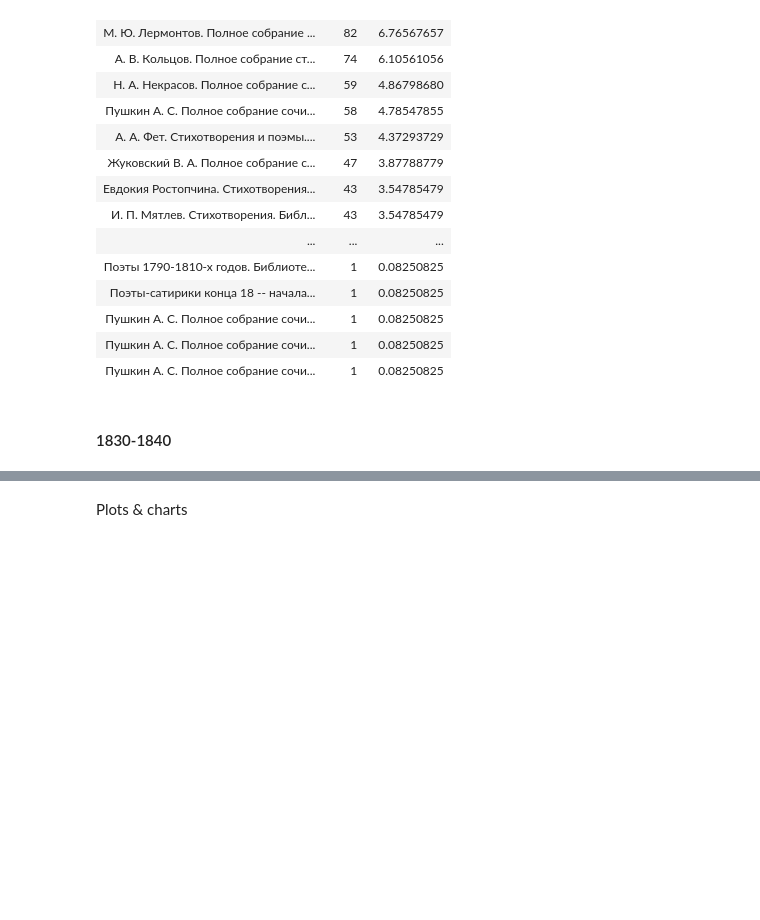
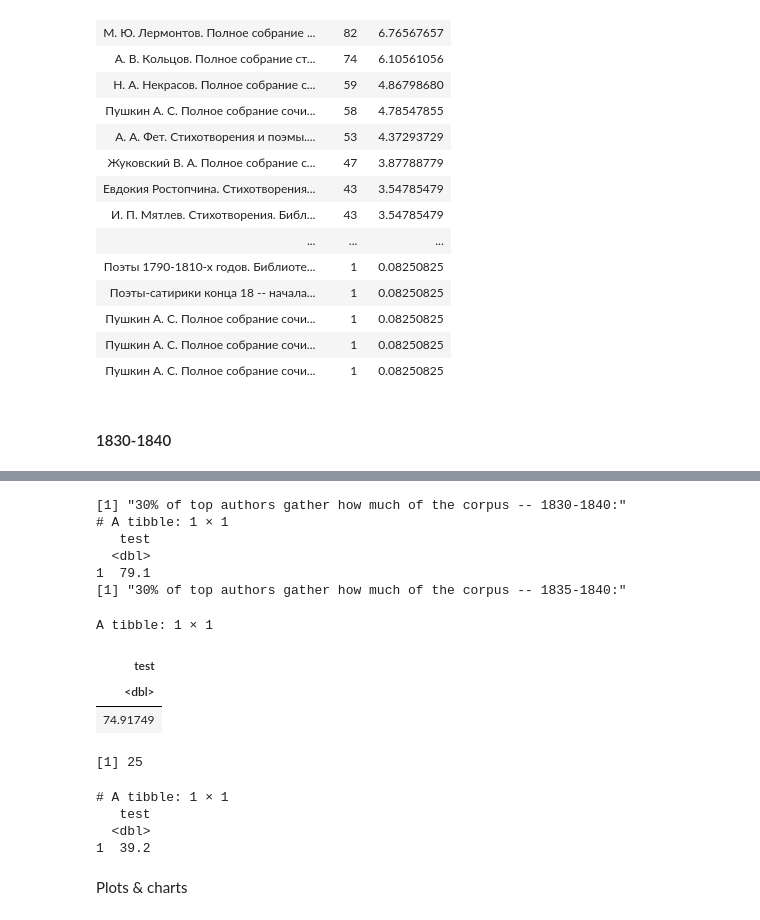
Before and after one commit to tonyamart/corpus35_pr, a Jupyter notebook: scr/01_chapter/01_1_nkrja_comparison.ipynb, the cells around one changed output, grey strips where cells are left out. Drawn from its saved outputs; the diff is of its cells as text; code cells hidden in the pictures; blank space fills up the shorter version.

```diff
--- a/scr/01_chapter/01_1_nkrja_comparison.ipynb
+++ b/scr/01_chapter/01_1_nkrja_comparison.ipynb
@@ -143,6 +152,56 @@ A grouped_df: 50 × 3
 | Пушкин А. С. Полное собрание сочи... | 1 | 0.041511 |
 | Пушкин А. С. Полное собрание сочи... | 1 | 0.041511 |
 | Пушкин А. С. Полное собрание сочи... | 1 | 0.041511 |
+# %%
+# 80-20 test
+print("30% of top authors gather how much of the corpus -- 1830-1840:")
+
+nkrja_1830 %>%
+        group_by(author) %>%
+        count(sort = T) %>%
+        mutate(perc = n / nrow(nkrja_1830) * 100) %>%
+        head(round(length(unique(nkrja_1830$author))*0.3)) %>%
+        ungroup() %>%
+        summarise(test = sum(perc)) %>%
+        print()
+
+print("30% of top authors gather how much of the corpus -- 1835-1840:")
+nkrja_1835 %>%
+        group_by(author) %>%
+        count(sort = T) %>%
+        mutate(perc = n / nrow(nkrja_1835) * 100) %>%
+        head(round(length(unique(nkrja_1835$author))*0.3)) %>%
+        ungroup() %>%
+        summarise(test = sum(perc))
+# %% [output]
+[1] "30% of top authors gather how much of the corpus -- 1830-1840:"
+# A tibble: 1 × 1
+   test
+  <dbl>
+1  79.1
+[1] "30% of top authors gather how much of the corpus -- 1835-1840:"
+A tibble: 1 × 1
+| test |
+| <dbl> |
+| 74.91749 |
+# %%
+round(length(unique(nkrja_1830$author))*0.3)
+# %% [output]
+[1] 25
+# %%
+nkrja_1830 %>%
+        group_by(author) %>%
+        count(sort = T) %>%
+        mutate(perc = n / nrow(nkrja_1830) * 100) %>%
+        head(5) %>%
+        ungroup() %>%
+        summarise(test = sum(perc)) %>%
+        print()
+# %% [output]
+# A tibble: 1 × 1
+   test
+  <dbl>
+1  39.2
 # %% [markdown]
 Plots & charts
 # %%
```
Also changed, not shown: parts of 6 cells of this notebook, 3 other files.
